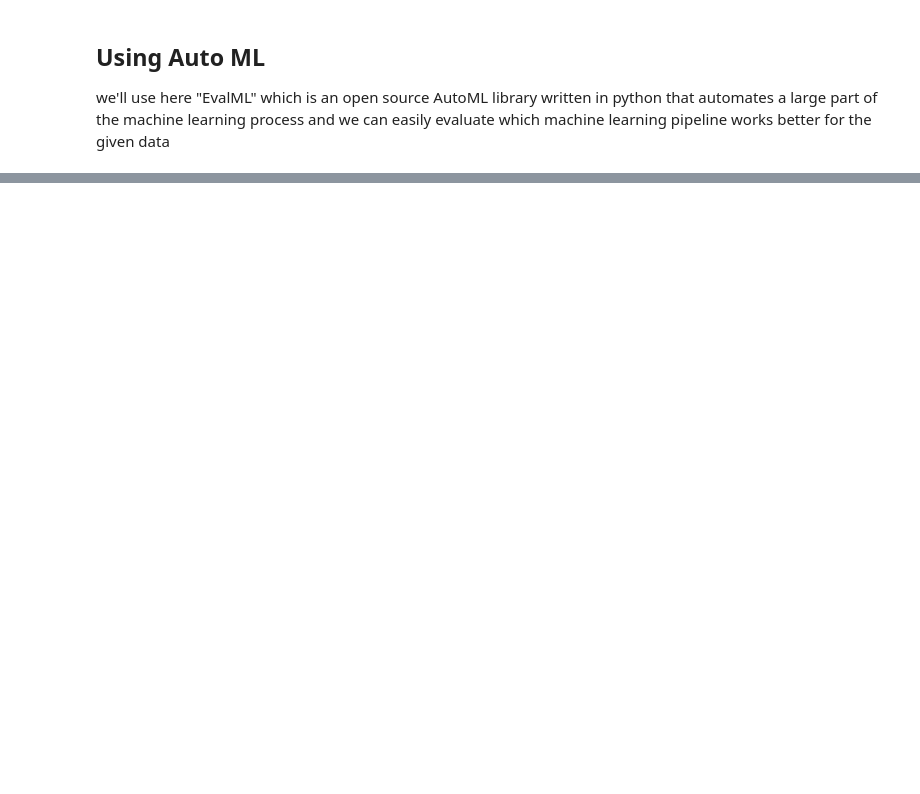
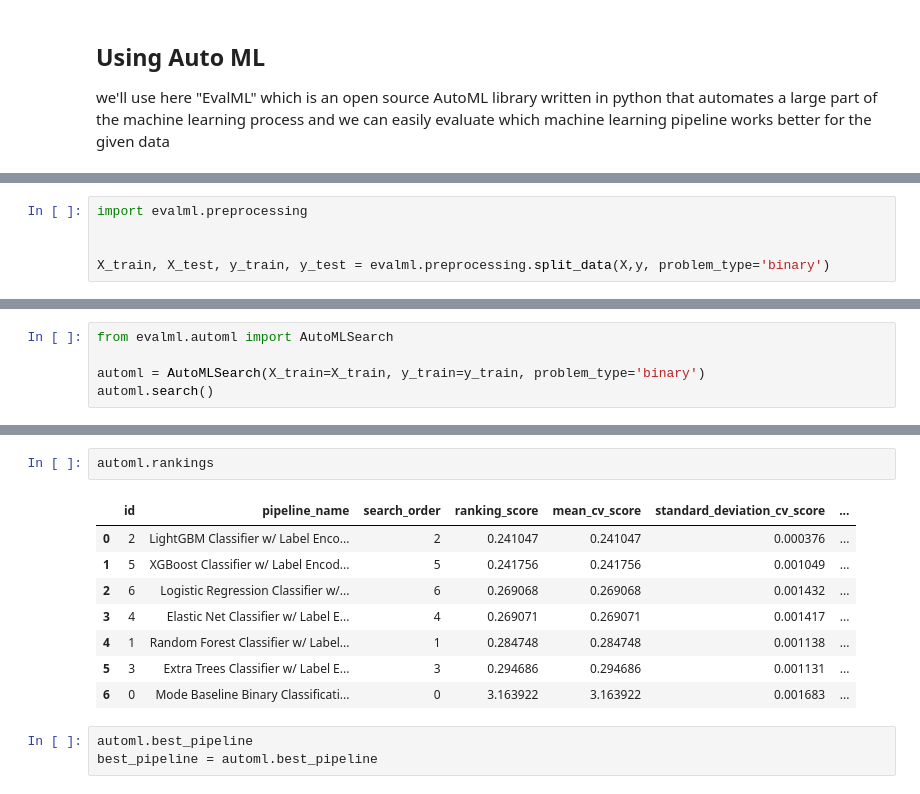
Before and after one commit to ShoaibHoque/Employee_Promotion_using_AutoML, a Jupyter notebook: Employee_Promotion_prediction.ipynb, the cells around one changed output, grey strips where cells are left out. Cells and saved outputs as stored; diff of their text form; blank space fills up the shorter version.

Commit message:
get best model with automl

```diff
--- a/Employee_Promotion_prediction.ipynb
+++ b/Employee_Promotion_prediction.ipynb
@@ -373,0 +401,5 @@ we'll use here "EvalML" which is an open source AutoML library written in python
+# %%
+import evalml.preprocessing
+
+
+X_train, X_test, y_train, y_test = evalml.preprocessing.split_data(X,y, problem_type='binary')
@@ -373,0 +408,5 @@ we'll use here "EvalML" which is an open source AutoML library written in python
+# %%
+from evalml.automl import AutoMLSearch
+
+automl = AutoMLSearch(X_train=X_train, y_train=y_train, problem_type='binary')
+automl.search()
@@ -373,0 +422,14 @@ we'll use here "EvalML" which is an open source AutoML library written in python
+# %%
+automl.rankings
+# %% [output]
+|  | id | pipeline_name | search_order | ranking_score | mean_cv_score | standard_deviation_cv_score | ... |
+| 0 | 2 | LightGBM Classifier w/ Label Enco... | 2 | 0.241047 | 0.241047 | 0.000376 | ... |
+| 1 | 5 | XGBoost Classifier w/ Label Encod... | 5 | 0.241756 | 0.241756 | 0.001049 | ... |
+| 2 | 6 | Logistic Regression Classifier w/... | 6 | 0.269068 | 0.269068 | 0.001432 | ... |
+| 3 | 4 | Elastic Net Classifier w/ Label E... | 4 | 0.269071 | 0.269071 | 0.001417 | ... |
+| 4 | 1 | Random Forest Classifier w/ Label... | 1 | 0.284748 | 0.284748 | 0.001138 | ... |
+| 5 | 3 | Extra Trees Classifier w/ Label E... | 3 | 0.294686 | 0.294686 | 0.001131 | ... |
+| 6 | 0 | Mode Baseline Binary Classificati... | 0 | 3.163922 | 3.163922 | 0.001683 | ... |
+# %%
+automl.best_pipeline
+best_pipeline = automl.best_pipeline
```
Also changed, not shown: parts of 11 cells of this notebook.
